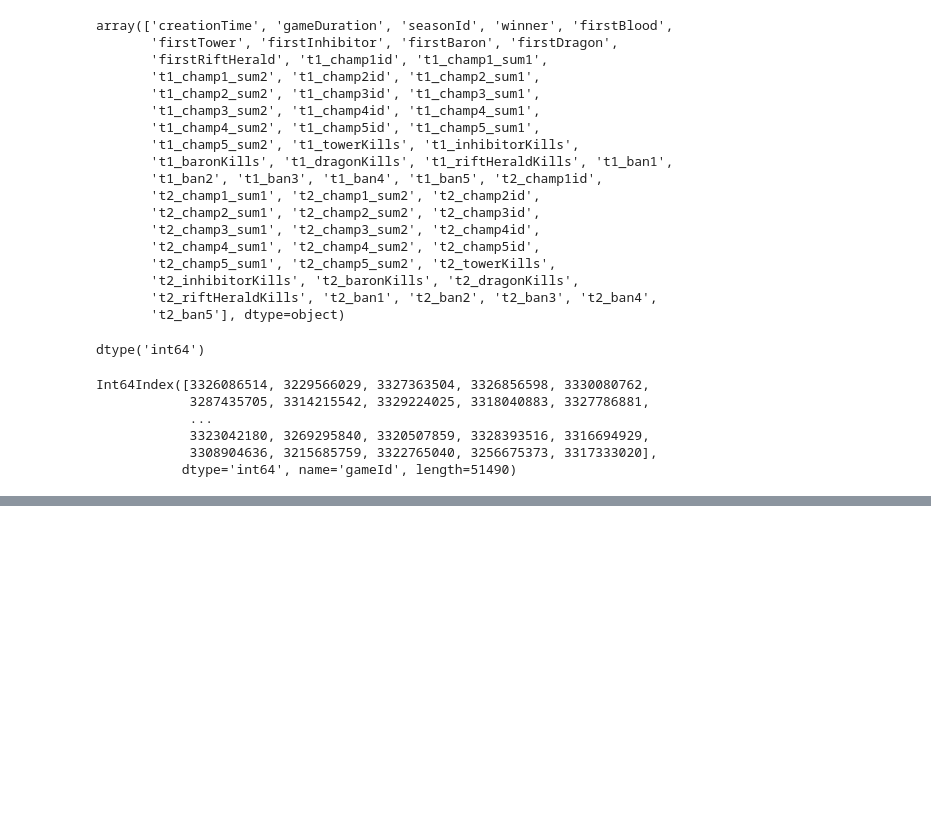
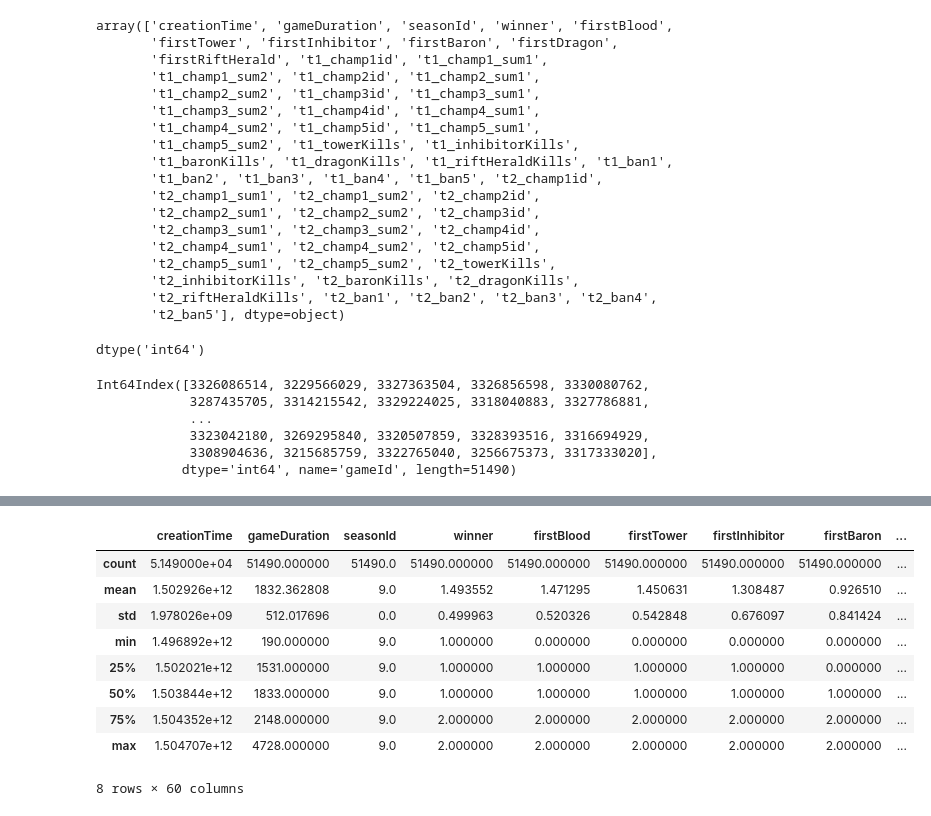
Before and after one commit to eeyeji/Python_Library, a Jupyter notebook: 3일차/games_csv.ipynb, the cells around one changed output, grey strips where cells are left out. Saved outputs shown, nothing was run; the diff lists cells and outputs as text; code cells hidden in the pictures; blank space fills up the shorter version.

Commit message:
games_csv

```diff
--- a/3일차/games_csv.ipynb
+++ b/3일차/games_csv.ipynb
@@ -111,0 +208,14 @@ Int64Index([3326086514, 3229566029, 3327363504, 3326856598, 3330080762,
+# %%
+#info()랑 같이 많이 쓰이는 코드 중 하나
+df.describe()
+# %% [output]
+|  | creationTime | gameDuration | seasonId | winner | firstBlood | firstTower | firstInhibitor | firstBaron | ... |
+| count | 5.149000e+04 | 51490.000000 | 51490.0 | 51490.000000 | 51490.000000 | 51490.000000 | 51490.000000 | 51490.000000 | ... |
+| mean | 1.502926e+12 | 1832.362808 | 9.0 | 1.493552 | 1.471295 | 1.450631 | 1.308487 | 0.926510 | ... |
+| std | 1.978026e+09 | 512.017696 | 0.0 | 0.499963 | 0.520326 | 0.542848 | 0.676097 | 0.841424 | ... |
+| min | 1.496892e+12 | 190.000000 | 9.0 | 1.000000 | 0.000000 | 0.000000 | 0.000000 | 0.000000 | ... |
+| 25% | 1.502021e+12 | 1531.000000 | 9.0 | 1.000000 | 1.000000 | 1.000000 | 1.000000 | 0.000000 | ... |
+| 50% | 1.503844e+12 | 1833.000000 | 9.0 | 1.000000 | 1.000000 | 1.000000 | 1.000000 | 1.000000 | ... |
+| 75% | 1.504352e+12 | 2148.000000 | 9.0 | 2.000000 | 2.000000 | 2.000000 | 2.000000 | 2.000000 | ... |
+| max | 1.504707e+12 | 4728.000000 | 9.0 | 2.000000 | 2.000000 | 2.000000 | 2.000000 | 2.000000 | ... |
+8 rows × 60 columns
```
Also changed, not shown: parts of 9 cells of this notebook.
